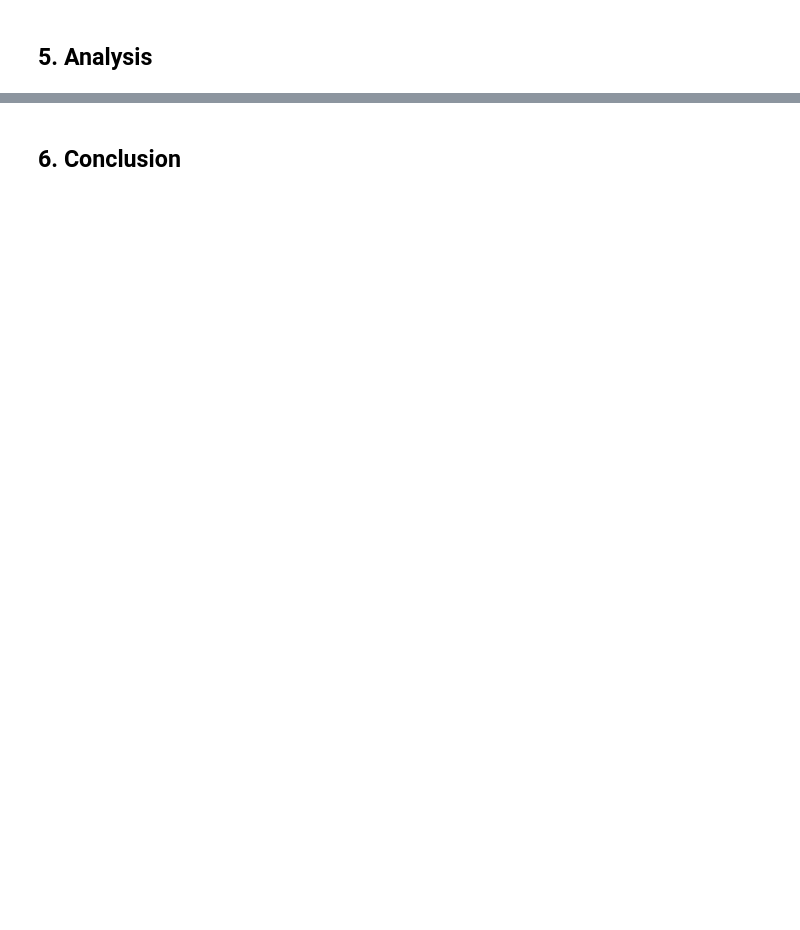
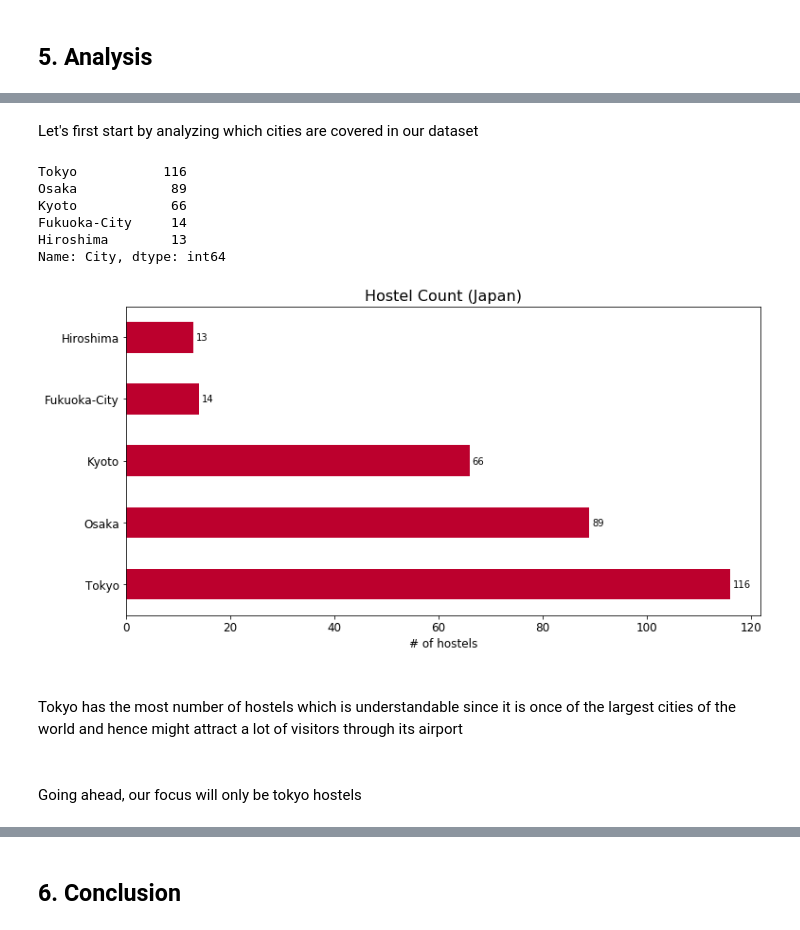
Before and after one commit to Haris-Ignatiadis/IBM-Data-Science-Capstone, a Jupyter notebook: Battle of Neighborhoods/The Battle of the Neighborhoods.ipynb, the cells around one changed output, grey strips where cells are left out. Drawn from its saved outputs; the diff is of its cells as text; code cells hidden in the pictures; blank space fills up the shorter version.

```diff
--- a/Battle of Neighborhoods/The Battle of the Neighborhoods.ipynb
+++ b/Battle of Neighborhoods/The Battle of the Neighborhoods.ipynb
@@ -63,0 +117,4 @@ Second, I will combine the above data with the land price for the area in which
+# %%
+hostel_df.drop(['Unnamed: 0'], axis=1, inplace=True)
+hostel_df.columns = columns
+hostel_df.head()
@@ -63,0 +142,5 @@ Second, I will combine the above data with the land price for the area in which
+# %%
+# Remove hostels with missing latitude and longitude
+hostel_df = hostel_df[hostel_df.Longitude.isna() == False]
+hostel_df = hostel_df[hostel_df.Latitude.isna() == False]
+hostel_df.shape
@@ -63,0 +151,3 @@ Second, I will combine the above data with the land price for the area in which
+# %%
+hostel_df.DistanceFromCityCentre = hostel_df.DistanceFromCityCentre.replace(r'[^\d\.]+', '', regex=True)
+hostel_df.head()
@@ -63,0 +204,4 @@ Second, I will combine the above data with the land price for the area in which
+# %%
+# Convert DistanceFromCityCentre to float64
+hostel_df.DistanceFromCityCentre = hostel_df.DistanceFromCityCentre.astype('float')
+hostel_df.dtypes
@@ -65,0 +411,25 @@ Second, I will combine the above data with the land price for the area in which
+# %% [markdown]
+Let's first start by analyzing which cities are covered in our dataset
+# %%
+hostel_df.City.value_counts()
+# %% [output]
+Tokyo           116
+Osaka            89
+Kyoto            66
+Fukuoka-City     14
+Hiroshima        13
+Name: City, dtype: int64
+# %%
+plt.figure(figsize=(12, 6))
+ax = hostel_df.City.value_counts().plot(kind="barh", color="#BC002D", fontsize=12)
+ax.set_title("Hostel Count (Japan)", fontsize=16)
+ax.set_xlabel("# of hostels", fontsize=12)
+
+for p in ax.patches:
+    ax.annotate(str(p.get_width()), (p.get_width() + 0.5, p.get_y() + 0.2))
+# %% [output]
+[figure, added]
+# %% [markdown]
+<br>Tokyo has the most number of hostels which is understandable since it is once of the largest cities of the world and hence might attract a lot of visitors through its airport
+# %% [markdown]
+<br>Going ahead, our focus will only be tokyo hostels
```
Also changed, not shown: parts of 149 cells of this notebook, 4 other files.
